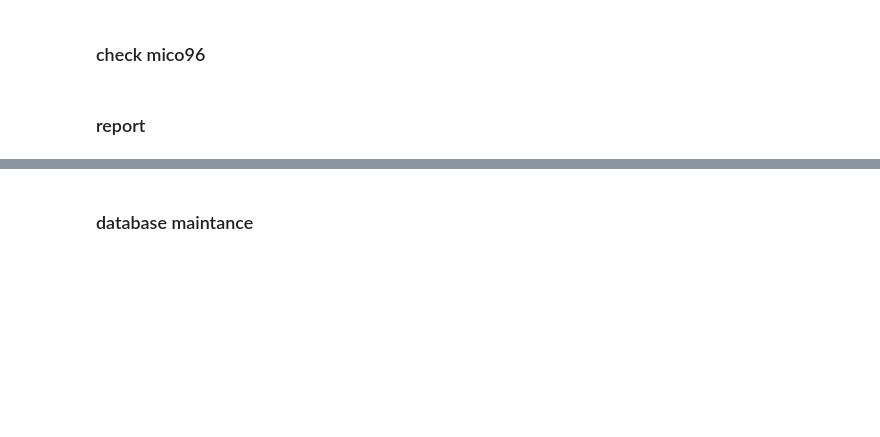
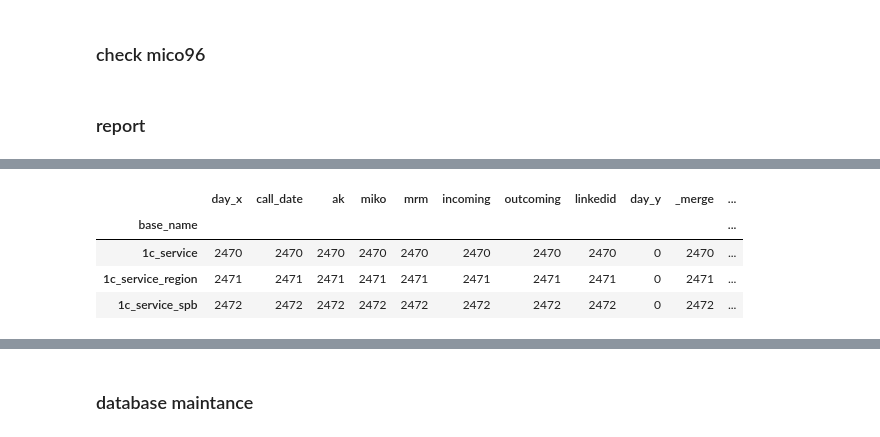
Before and after one commit to format37/call_centre_stt_server, a Jupyter notebook: monitoring/mysql.ipynb, the cells around one changed output, grey strips where cells are left out. Cells and saved outputs as stored; diff of their text form; code cells hidden in the pictures; blank space fills up the shorter version.

```diff
--- a/monitoring/mysql.ipynb
+++ b/monitoring/mysql.ipynb
@@ -262,0 +359,8 @@ df_all[((df_all._merge == 'both') & (df_all.mrm == True))]
+# %%
+leftonly[mask].groupby('base_name').count()
+# %% [output]
+|  | day_x | call_date | ak | miko | mrm | incoming | outcoming | linkedid | day_y | _merge | ... |
+| base_name |  |  |  |  |  |  |  |  |  |  | ... |
+| 1c_service | 2470 | 2470 | 2470 | 2470 | 2470 | 2470 | 2470 | 2470 | 0 | 2470 | ... |
+| 1c_service_region | 2471 | 2471 | 2471 | 2471 | 2471 | 2471 | 2471 | 2471 | 0 | 2471 | ... |
+| 1c_service_spb | 2472 | 2472 | 2472 | 2472 | 2472 | 2472 | 2472 | 2472 | 0 | 2472 | ... |
```
Also changed, not shown: parts of 19 cells of this notebook, 1 other file.
